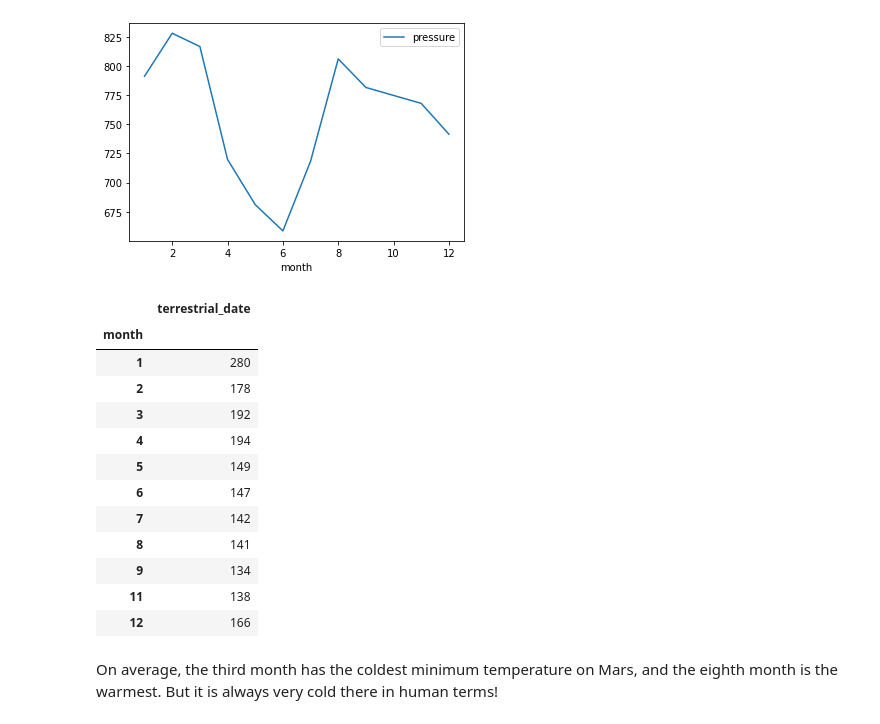
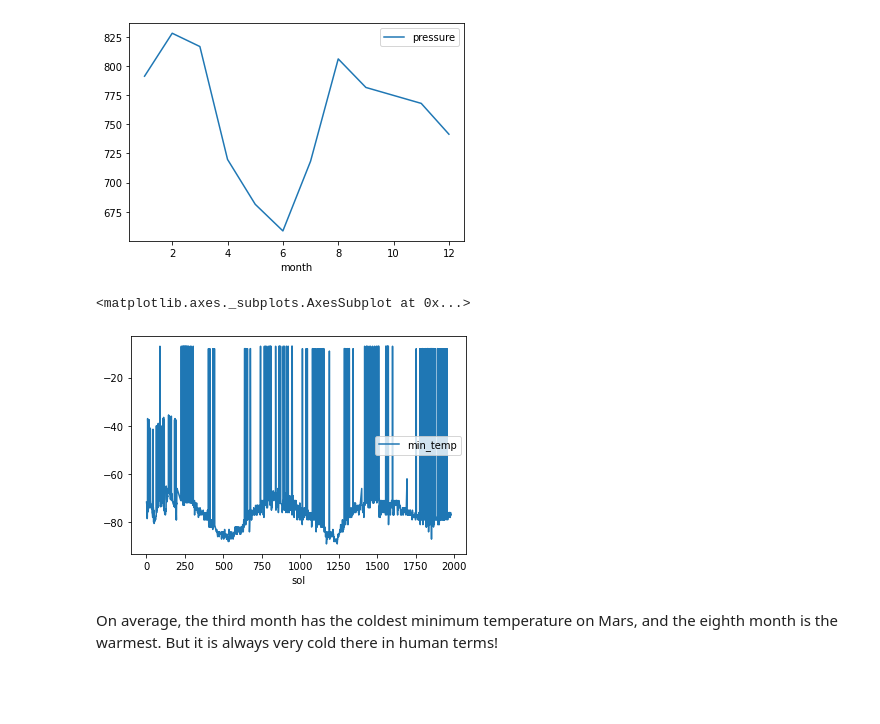
Before and after one commit to mndosi/12_News_Weather, a Jupyter notebook: part_2_mars_weather.ipynb, the cells around one changed output. Cells and saved outputs as stored; diff of their text form; code cells hidden in the pictures; blank space fills up the shorter version.

Commit message:
min temp plotting for days estimation

```diff
--- a/part_2_mars_weather.ipynb
+++ b/part_2_mars_weather.ipynb
@@ -293,22 +292,12 @@ mmpress_df.plot()
 [figure]
 # %%
 # 5. How many terrestrial (earth) days are there in a Martian year?
-for month in range (1,12):
-# m2_df.groupby("month").agg({"terrestrial_date":"count"})
+
+mmsol_df = m2_df.groupby("sol").agg({"min_temp":"mean"})
+mmsol_df.plot()
 # %% [output]
-|  | terrestrial_date |
-| month |  |
-| 1 | 280 |
-| 2 | 178 |
-| 3 | 192 |
-| 4 | 194 |
-| 5 | 149 |
-| 6 | 147 |
-| 7 | 142 |
-| 8 | 141 |
-| 9 | 134 |
-| 11 | 138 |
-| 12 | 166 |
+<matplotlib.axes._subplots.AxesSubplot at 0x...>
+[figure, added]
 # %% [markdown]
 On average, the third month has the coldest minimum temperature on Mars, and the eighth month is the warmest. But it is always very cold there in human terms!
 # %% [markdown]
```
Also changed, not shown: parts of 9 cells of this notebook, 1 other file.
